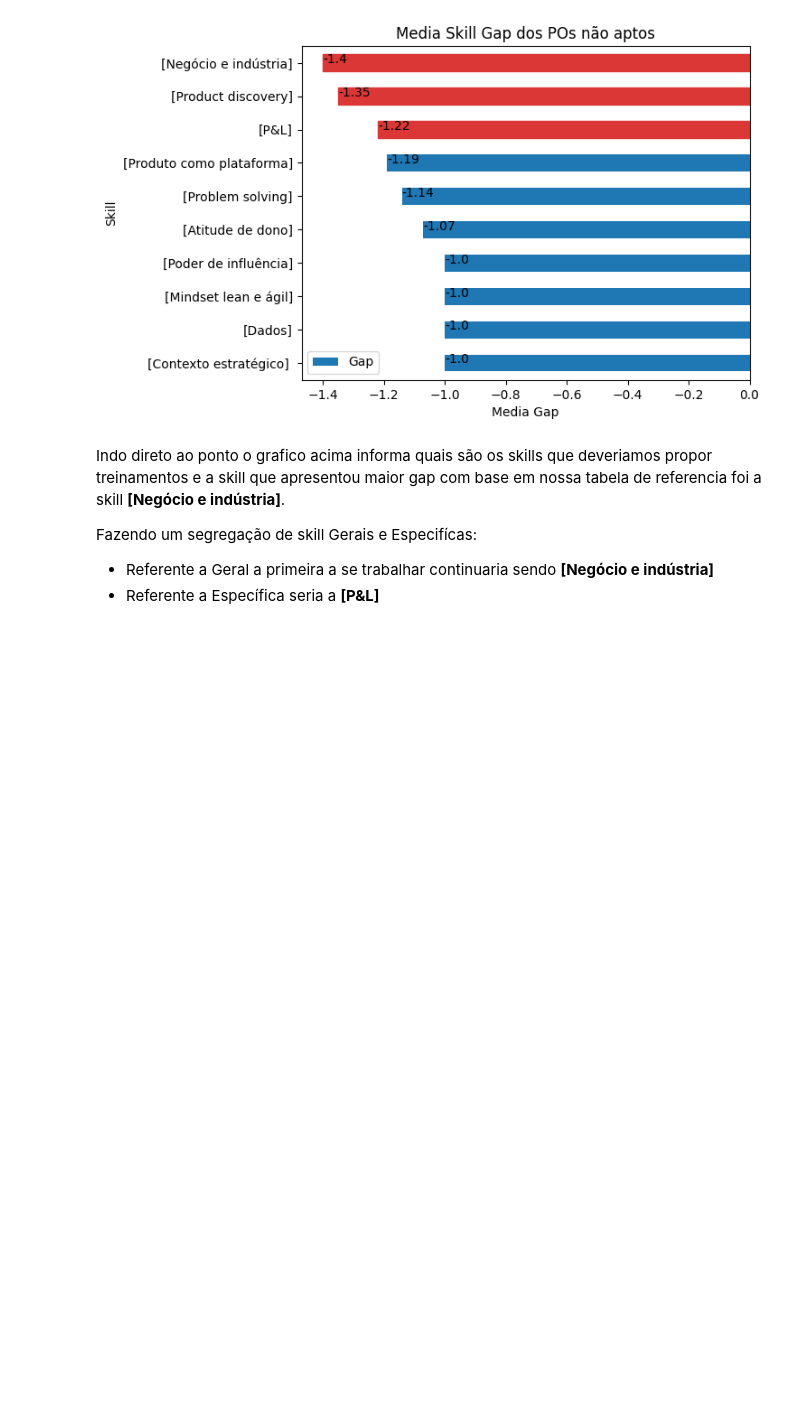
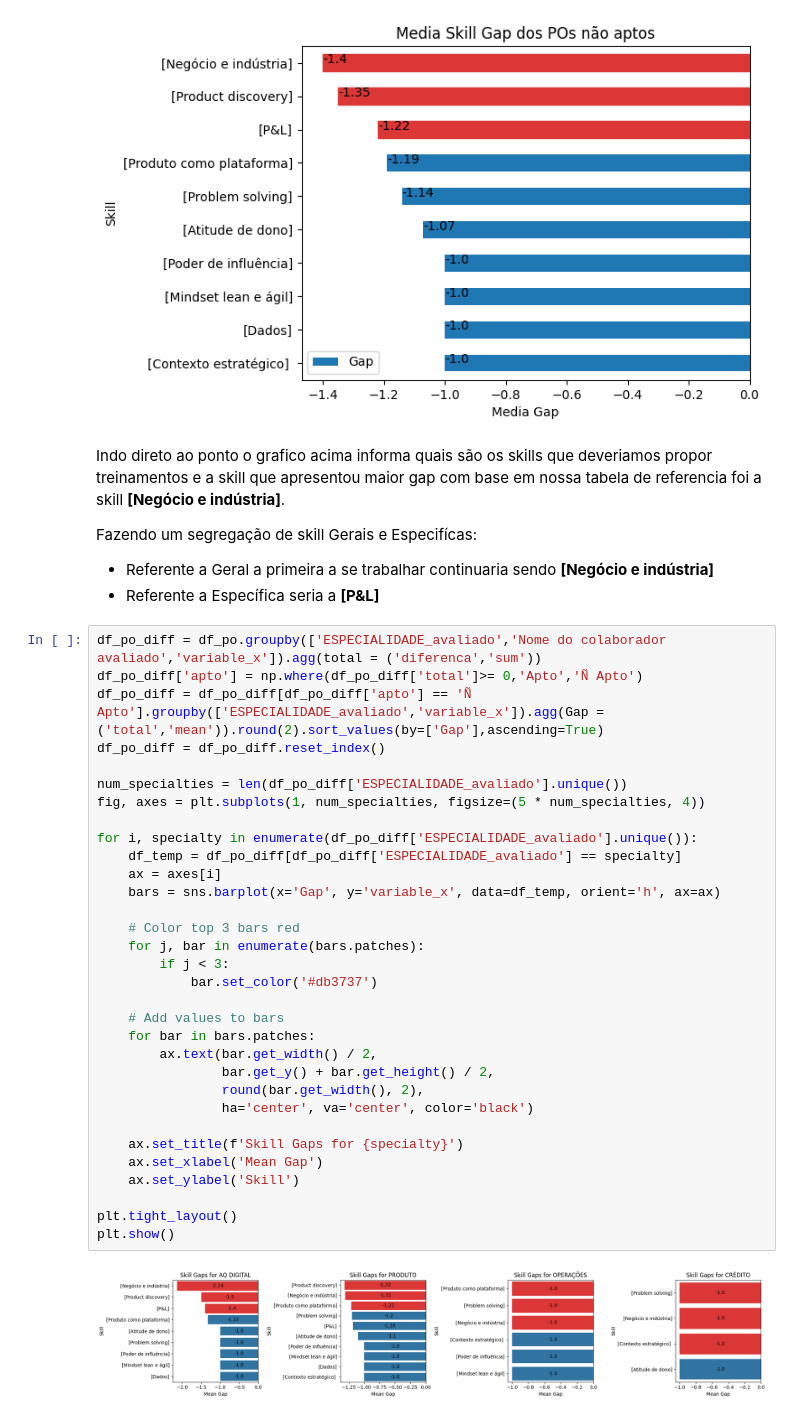
Before and after one commit to LuritoCosta/caseZup, a Jupyter notebook: case_Itau.ipynb, the cells around one changed output. Cells and saved outputs as stored; diff of their text form; blank space fills up the shorter version.

```diff
--- a/case_Itau.ipynb
+++ b/case_Itau.ipynb
@@ -115,3 +116,37 @@ Indo direto ao ponto o grafico acima informa quais são os skills que deveriamos
 Fazendo um segregação de skill Gerais e Especifícas:
  - Referente a Geral a primeira a se trabalhar continuaria sendo **[Negócio e indústria]**
  - Referente a Específica seria a **[P&L]**
+# %%
+df_po_diff = df_po.groupby(['ESPECIALIDADE_avaliado','Nome do colaborador avaliado','variable_x']).agg(total = ('diferenca','sum'))
+df_po_diff['apto'] = np.where(df_po_diff['total']>= 0,'Apto','Ñ Apto')
+df_po_diff = df_po_diff[df_po_diff['apto'] == 'Ñ Apto'].groupby(['ESPECIALIDADE_avaliado','variable_x']).agg(Gap = ('total','mean')).round(2).sort_values(by=['Gap'],ascending=True)
+df_po_diff = df_po_diff.reset_index()
+
+num_specialties = len(df_po_diff['ESPECIALIDADE_avaliado'].unique())
+fig, axes = plt.subplots(1, num_specialties, figsize=(5 * num_specialties, 4))
+
+for i, specialty in enumerate(df_po_diff['ESPECIALIDADE_avaliado'].unique()):
+    df_temp = df_po_diff[df_po_diff['ESPECIALIDADE_avaliado'] == specialty]
+    ax = axes[i]
+    bars = sns.barplot(x='Gap', y='variable_x', data=df_temp, orient='h', ax=ax)
+
+    # Color top 3 bars red
+    for j, bar in enumerate(bars.patches):
+        if j < 3:
+            bar.set_color('#db3737')
+
+    # Add values to bars
+    for bar in bars.patches:
+        ax.text(bar.get_width() / 2,
+                bar.get_y() + bar.get_height() / 2,
+                round(bar.get_width(), 2),
+                ha='center', va='center', color='black')
+
+    ax.set_title(f'Skill Gaps for {specialty}')
+    ax.set_xlabel('Mean Gap')
+    ax.set_ylabel('Skill')
+
+plt.tight_layout()
+plt.show()
+# %% [output]
+[figure, added]
```
Also changed, not shown: parts of 3 cells of this notebook.
